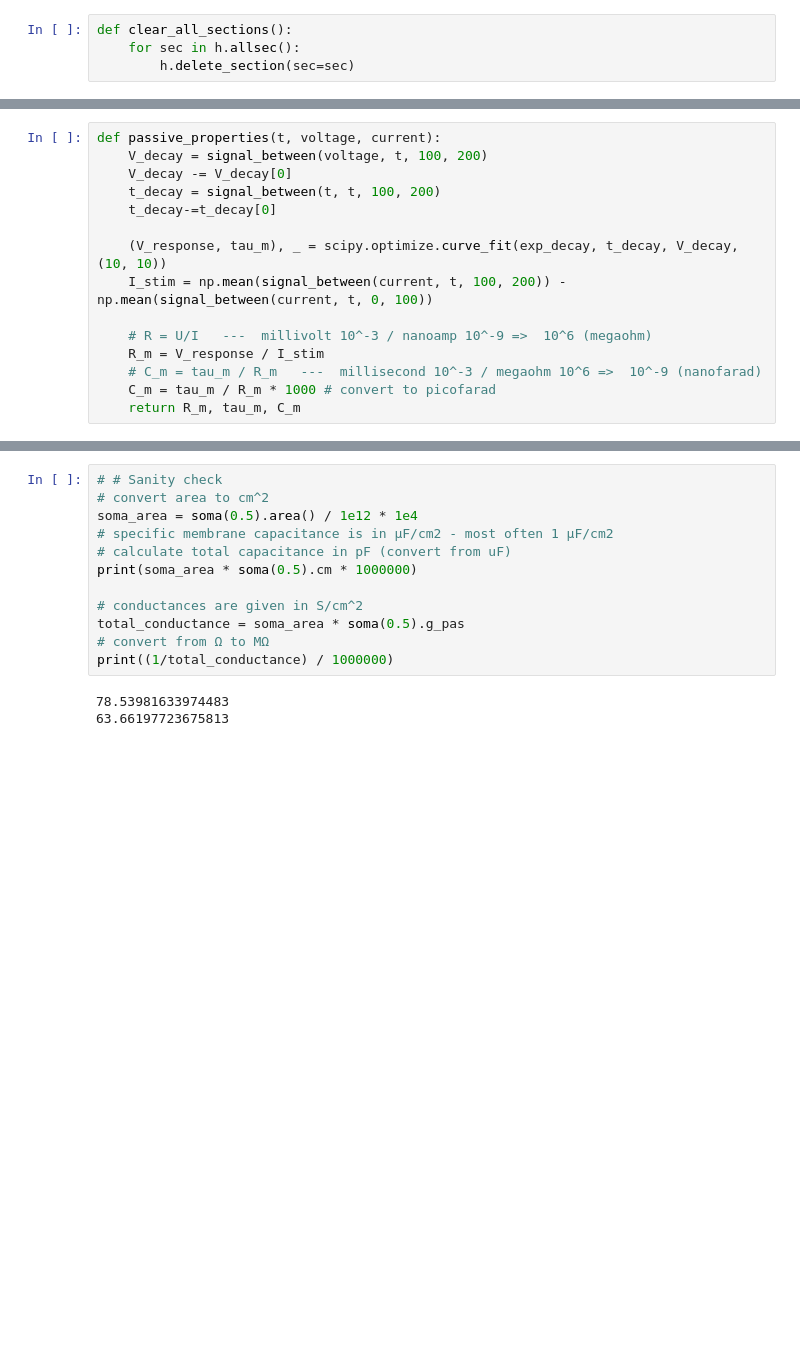
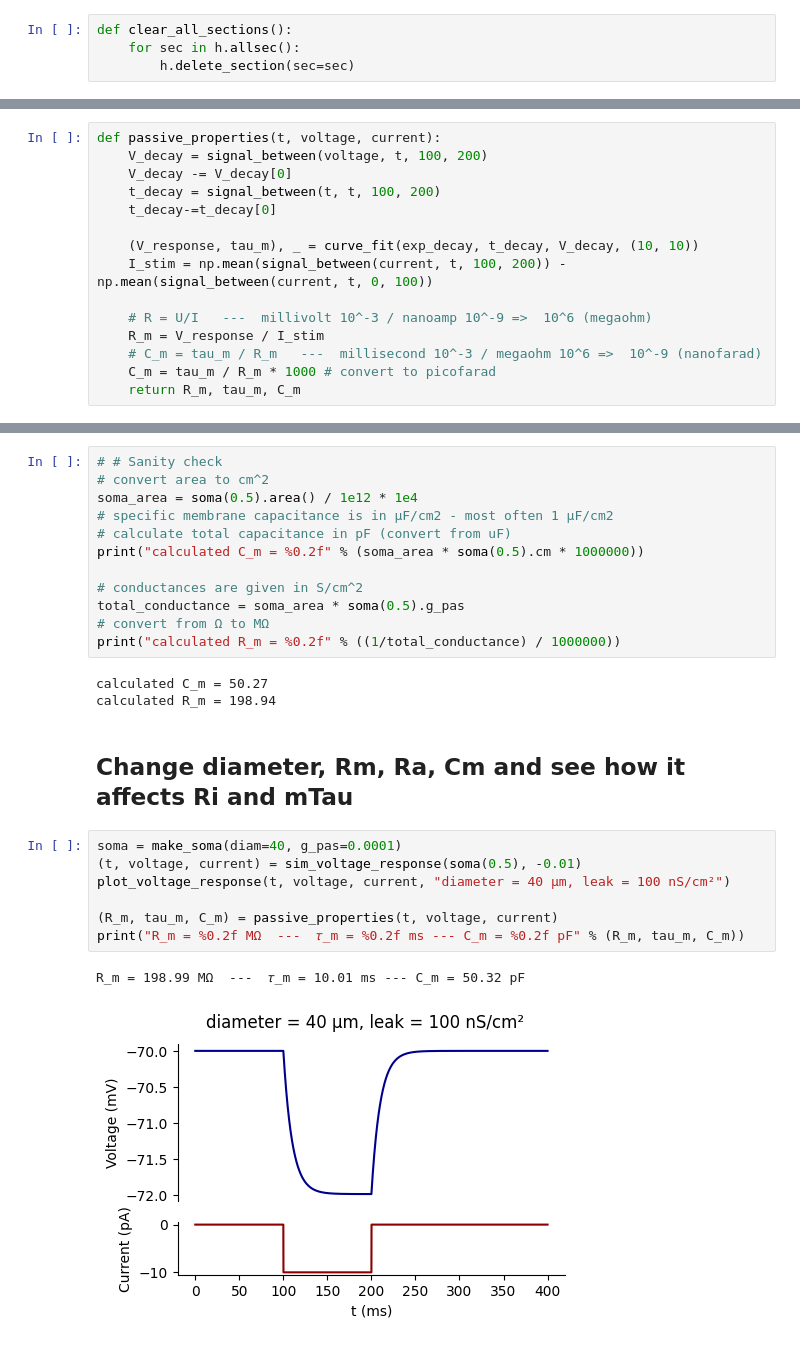
Before and after one commit to mkollo/NEURON_DEMO, a Jupyter notebook: NEURON_demo.ipynb, the cells around one changed output, grey strips where cells are left out. Drawn from its saved outputs; the diff is of its cells as text; blank space fills up the shorter version.

```diff
--- a/NEURON_demo.ipynb
+++ b/NEURON_demo.ipynb
@@ -159,7 +163,7 @@ def passive_properties(t, voltage, current):
     t_decay = signal_between(t, t, 100, 200)
     t_decay-=t_decay[0]
 
-    (V_response, tau_m), _ = scipy.optimize.curve_fit(exp_decay, t_decay, V_decay, (10, 10))
+    (V_response, tau_m), _ = curve_fit(exp_decay, t_decay, V_decay, (10, 10))
     I_stim = np.mean(signal_between(current, t, 100, 200)) - np.mean(signal_between(current, t, 0, 100))
 
     # R = U/I   ---  millivolt 10^-3 / nanoamp 10^-9 =>  10^6 (megaohm)
@@ -183,12 +187,24 @@ R_m = 63.68 MΩ  ---  𝜏_m = 5.01 ms --- C_m = 78.72 pF
 soma_area = soma(0.5).area() / 1e12 * 1e4
 # specific membrane capacitance is in μF/cm2 - most often 1 μF/cm2
 # calculate total capacitance in pF (convert from uF)
-print(soma_area * soma(0.5).cm * 1000000)
+print("calculated C_m = %0.2f" % (soma_area * soma(0.5).cm * 1000000))
 
 # conductances are given in S/cm^2
 total_conductance = soma_area * soma(0.5).g_pas
 # convert from Ω to MΩ
-print((1/total_conductance) / 1000000)
+print("calculated R_m = %0.2f" % ((1/total_conductance) / 1000000))
 # %% [output]
-78.53981633974483
-63.66197723675813
+calculated C_m = 50.27
+calculated R_m = 198.94
+# %% [markdown]
+<h2>Change diameter, Rm, Ra, Cm and see how it affects Ri and mTau</h2>
+# %%
+soma = make_soma(diam=40, g_pas=0.0001)
+(t, voltage, current) = sim_voltage_response(soma(0.5), -0.01)
+plot_voltage_response(t, voltage, current, "diameter = 40 µm, leak = 100 nS/cm²")
+
+(R_m, tau_m, C_m) = passive_properties(t, voltage, current)
+print("R_m = %0.2f MΩ  ---  𝜏_m = %0.2f ms --- C_m = %0.2f pF" % (R_m, tau_m, C_m))
+# %% [output]
+R_m = 198.99 MΩ  ---  𝜏_m = 10.01 ms --- C_m = 50.32 pF
+[figure, added]
```
Also changed, not shown: parts of 20 cells of this notebook.
